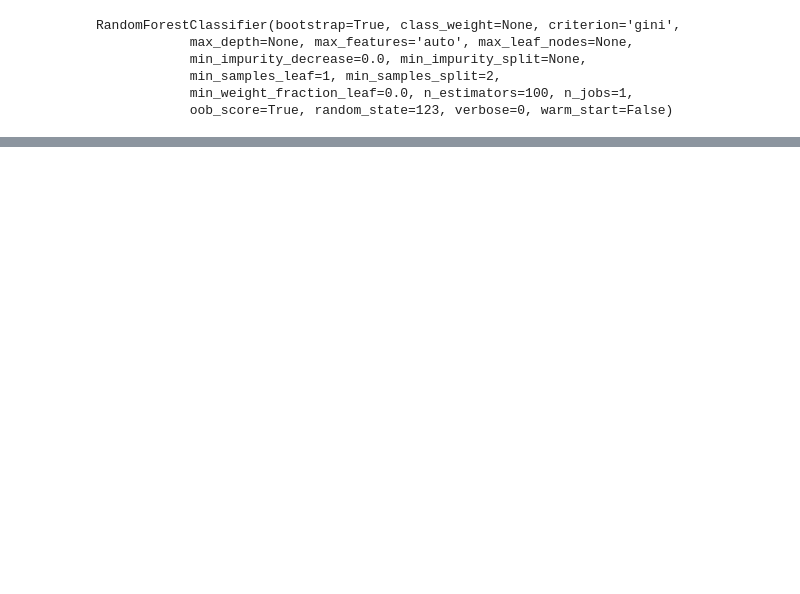
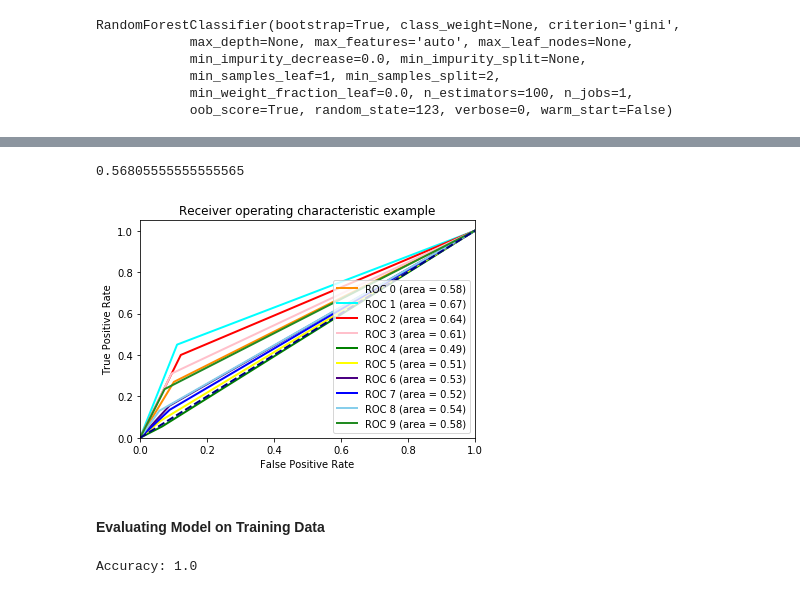
Before and after one commit to Akshay-A-Kulkarni/NIH-X-Ray_Diagnosis, a Jupyter notebook: random_forest_binary_classifier.ipynb, the cells around one changed output, grey strips where cells are left out. Cells and saved outputs as stored; diff of their text form; code cells hidden in the pictures; blank space fills up the shorter version.

```diff
--- a/random_forest_binary_classifier.ipynb
+++ b/random_forest_binary_classifier.ipynb
@@ -84,0 +85,31 @@ F1 Score: 0.213
+# %%
+#ROC AUC Score (Testing)
+from sklearn.preprocessing import LabelBinarizer
+
+def multiclass_roc_auc_score(y_test, y_pred, average="macro"):
+  lb = LabelBinarizer()
+  lb.fit(y_test)
+  y_test = lb.transform(y_test)
+  y_pred = lb.transform(y_pred)
+  return roc_auc_score(y_test, y_pred, average=average)
+
+multiclass_roc_auc_score(y_test, y_pred, average="macro")
+# %% [output]
+0.56805555555555565
+# %%
+#ROC Curves (Testing)
+def multiclass_roc_curve(y_test, y_pred, average="macro"):
+  lb = LabelBinarizer()
+  lb.fit(y_test)
+  y_test = lb.transform(y_test)
+  y_pred = lb.transform(y_pred)
+  fpr = dict()
+  tpr = dict()
+  roc_auc = dict()
+  for i in range(10):
+      fpr[i], tpr[i], _ = roc_curve(y_test[:, i], y_pred[:, i])
+      roc_auc[i] = auc(fpr[i], tpr[i])
+  return fpr, tpr, roc_auc
+
+
+fpr, tpr, roc_auc = multiclass_roc_curve(y_test, y_pred, average="macro")
@@ -84,0 +118,35 @@ F1 Score: 0.213
+# %%
+plt.figure()
+lw = 2
+plt.plot(fpr[0], tpr[0], color='darkorange',
+         lw=lw, label='ROC 0 (area = %0.2f)' % roc_auc[0])
+plt.plot(fpr[1],tpr[1], color='cyan',
+         lw=lw, label='ROC 1 (area = %0.2f)' % roc_auc[1])
+plt.plot(fpr[2],tpr[2],color='red',
+         lw=lw, label= 'ROC 2 (area = %0.2f)' % roc_auc[2])
+plt.plot(fpr[3],tpr[3],color='pink',
+         lw=lw, label = 'ROC 3 (area = %0.2f)' % roc_auc[3])
+plt.plot(fpr[4],tpr[4],color='green',
+         lw=lw, label = 'ROC 4 (area = %0.2f)' % roc_auc[4])
+plt.plot(fpr[5],tpr[5],color='yellow',
+         lw=lw, label = 'ROC 5 (area = %0.2f)' % roc_auc[5])
+plt.plot(fpr[6],tpr[6],color='indigo',
+         lw=lw, label = 'ROC 6 (area = %0.2f)' % roc_auc[6])
+plt.plot(fpr[7],tpr[7],color='blue',
+         lw=lw, label = 'ROC 7 (area = %0.2f)' % roc_auc[7])
+plt.plot(fpr[8],tpr[8],color='skyblue',
+         lw=lw, label = 'ROC 8 (area = %0.2f)' % roc_auc[8])
+plt.plot(fpr[9],tpr[9],color='forestgreen',
+         lw=lw, label = 'ROC 9 (area = %0.2f)' % roc_auc[9])
+plt.plot([0, 1], [0, 1], color='navy', lw=lw, linestyle='--')
+plt.xlim([0.0, 1.0])
+plt.ylim([0.0, 1.05])
+plt.xlabel('False Positive Rate')
+plt.ylabel('True Positive Rate')
+plt.title('Receiver operating characteristic example')
+plt.legend(loc="lower right")
+plt.show()
+# %% [output]
+[figure, added]
+# %% [markdown]
+#### Evaluating Model on Training Data
@@ -84,0 +157,5 @@ F1 Score: 0.213
+# %%
+#Print Model Accuracy, how often is the classifier correct?
+print("Accuracy:",metrics.accuracy_score(y_train, y_pred))
+# %% [output]
+Accuracy: 1.0
```
Also changed, not shown: parts of 20 cells of this notebook.
